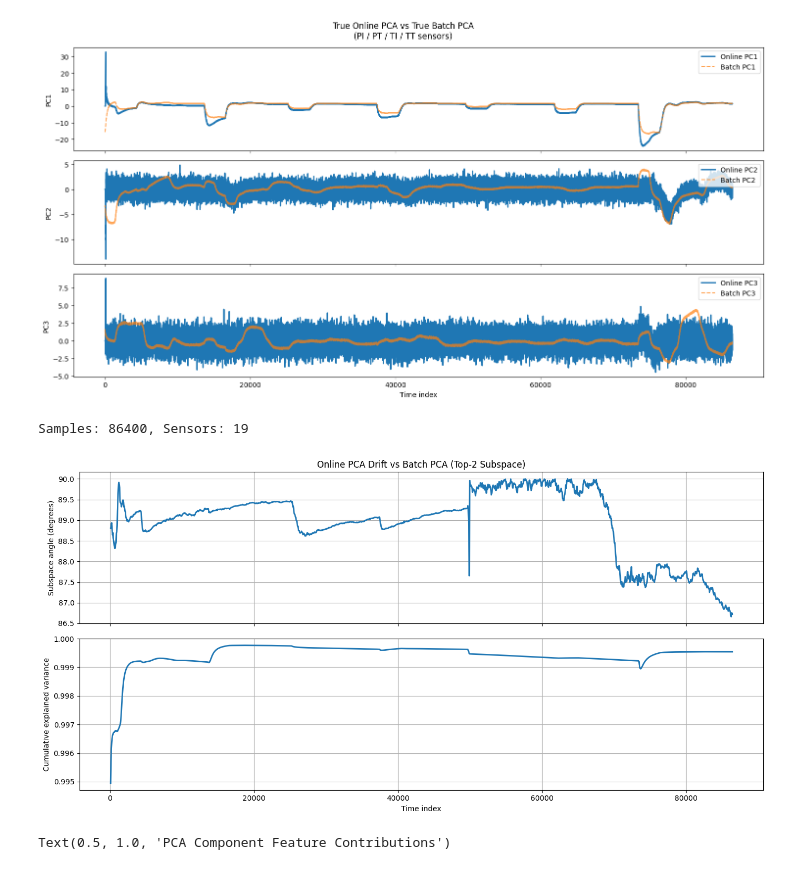
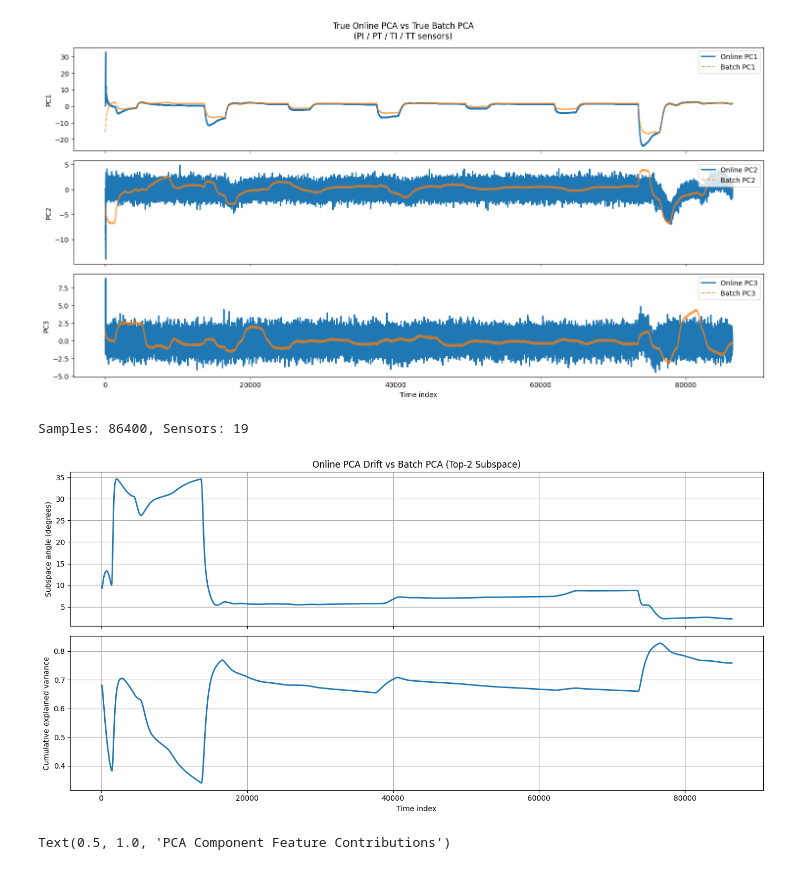
Before and after one commit to JVSCHANDRADITHYA/MultiDimensionalAD, a Jupyter notebook: W3-Design/EDA_as_you_go/pcs_with_pv.ipynb, the cells around one changed output. Saved outputs shown, nothing was run; the diff lists cells and outputs as text; code cells hidden in the pictures.

```diff
--- a/W3-Design/EDA_as_you_go/pcs_with_pv.ipynb
+++ b/W3-Design/EDA_as_you_go/pcs_with_pv.ipynb
@@ -359,7 +359,7 @@ CSV_PATH = r"F:\MultiDimensionalAD\data\long_run_labelled.csv"
 DROP_COLS = ["Seconds", "Timestamp_IST", "State", "label"]
 SENSOR_TAGS = ("PI", "PT", "TI", "TT")
 
-N_COMPONENTS =       # PCA dimension
+N_COMPONENTS = 3      # PCA dimension
 SUBSPACE_K = 1         # track top-3 subspace (recommended)
 WARMUP = 50
 IPCA_BATCH = 50
@@ -424,34 +424,34 @@ for t in range(WARMUP, n_samples):
 
         # -------- diagnostics --------
         U_online = ipca.components_[:SUBSPACE_K].T
         theta = subspace_angles(U_batch, U_online)
         angles.append(np.degrees(theta[0]))   # largest principal angle
 
         explained_var.append(
             np.sum(ipca.explained_variance_ratio_[:SUBSPACE_K])
         )
         time_idx.append(t)
 
 # ============================================================
 # 3️⃣ PLOTS
 # ============================================================
 fig, axes = plt.subplots(2, 1, figsize=(14, 7), sharex=True)
 
 axes[0].plot(time_idx, angles, linewidth=2)
 axes[0].set_ylabel("Subspace angle (degrees)")
 axes[0].set_title("Online PCA Drift vs Batch PCA (Top-2 Subspace)")
 axes[0].grid(True)
 
 axes[1].plot(time_idx, explained_var, linewidth=2)
 axes[1].set_ylabel("Cumulative explained variance")
 axes[1].set_xlabel("Time index")
 axes[1].grid(True)
 
 plt.tight_layout()
 plt.show()
 # %% [output]
 Samples: 86400, Sensors: 19
-[figure, old version]
+[figure, new version]
 # %%
 
 # plot pc variabnce graph till n_comp = feature_zise
```
